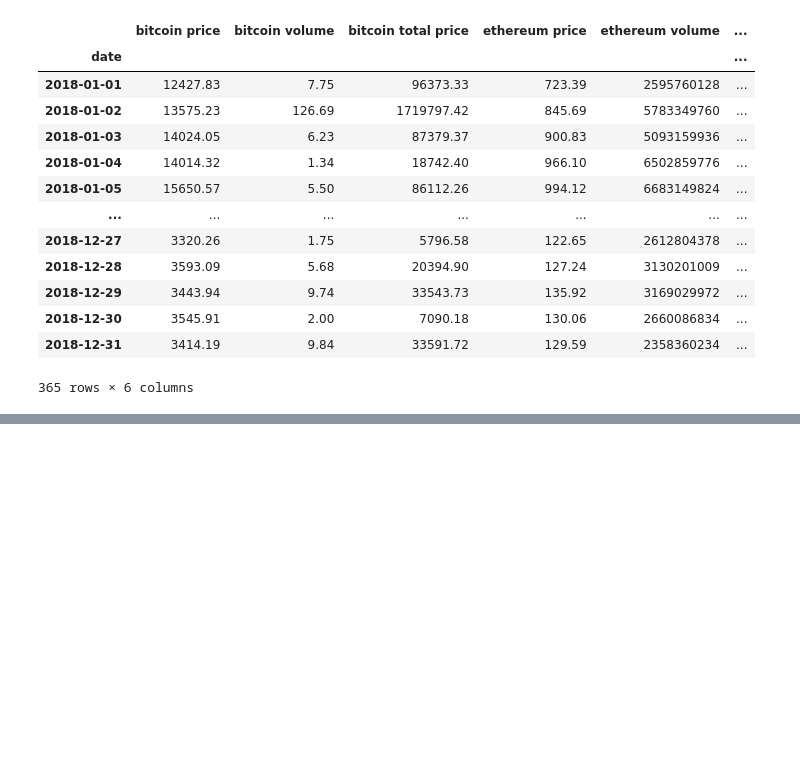
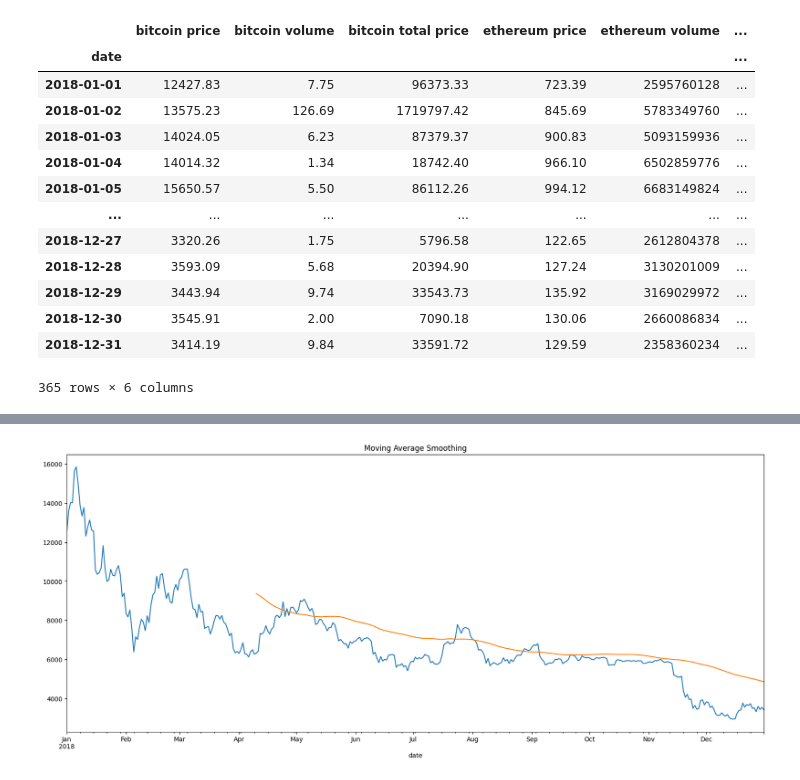
Before and after one commit to tiagohorta21/bitcoin_idc, a Jupyter notebook: main.ipynb, the cells around one changed output, grey strips where cells are left out. Drawn from its saved outputs; the diff is of its cells as text; code cells hidden in the pictures; blank space fills up the shorter version.

```diff
--- a/main.ipynb
+++ b/main.ipynb
@@ -371,0 +387,8 @@ The conclusion is that even the bitcoin being more popular and more expensive ov
+# %%
+# Moving average window size 100
+window_size_100 = 100
+mean_100_bitcoin_2018 = bitcoin_2018['bitcoin price'].rolling(window_size_100).mean()
+plot_original = bitcoin_2018['bitcoin price'].plot(figsize=(20,8), title='Moving Average Smoothing')
+plot_mean_100 = mean_100_bitcoin_2018.plot(ax=plot_original)
+# %% [output]
+[figure, added]
```
Also changed, not shown: parts of 53 cells of this notebook, 3 other files.
